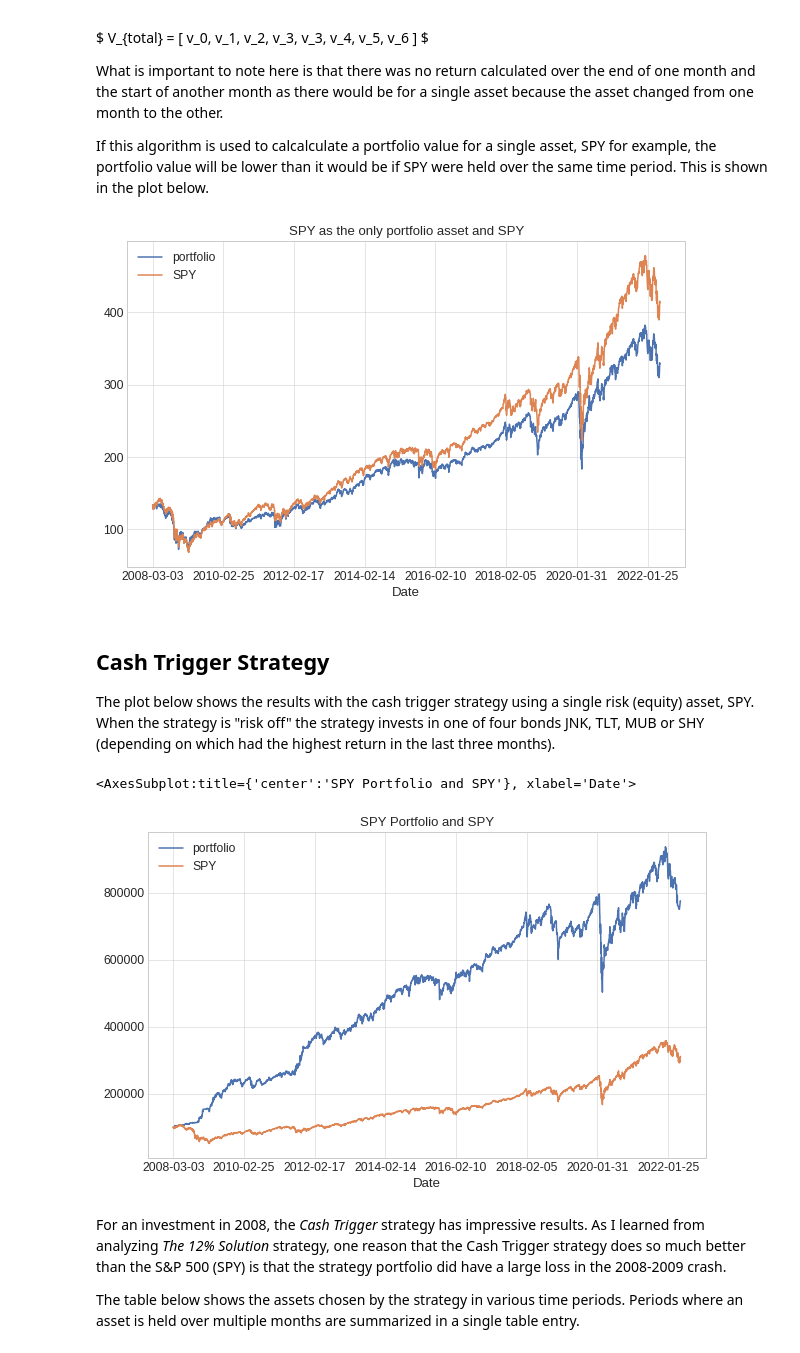
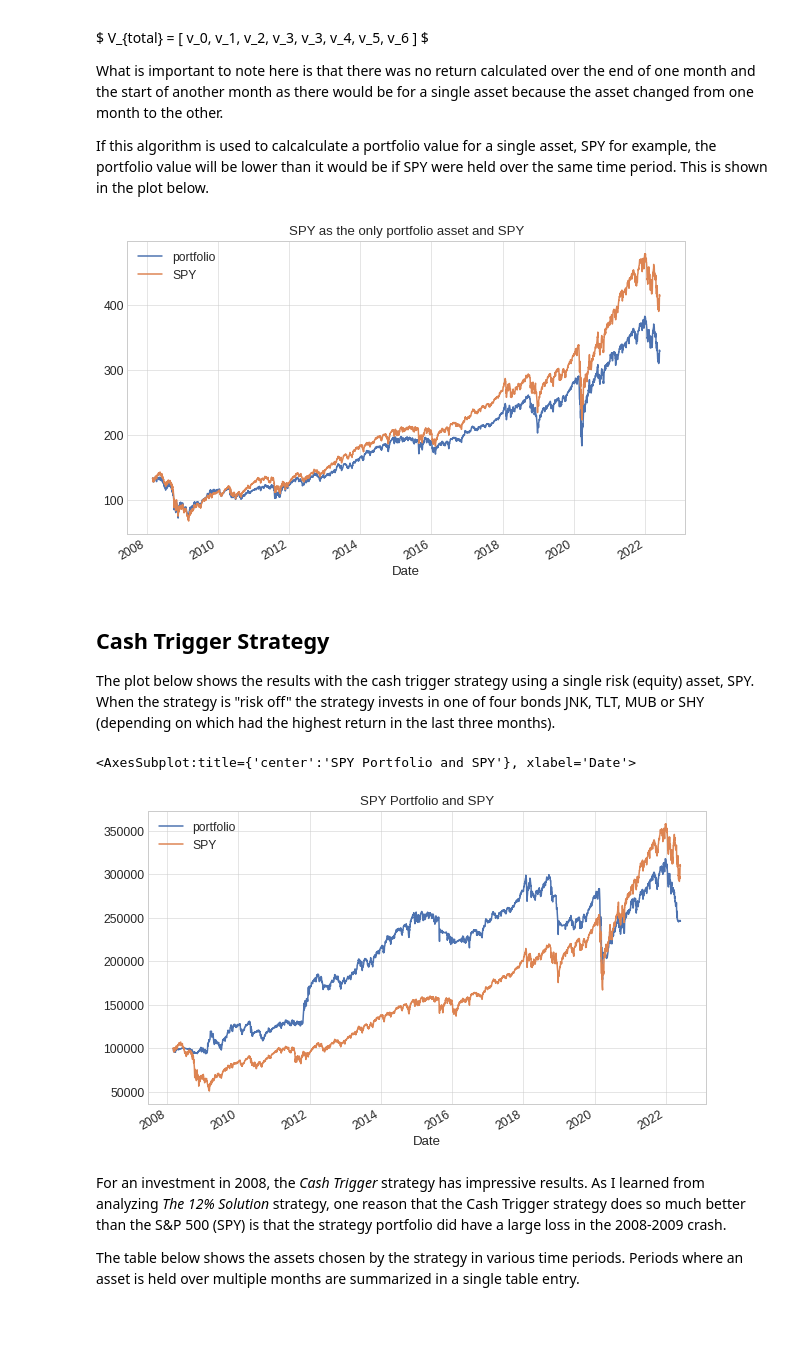
Before and after one commit to IanLKaplan/cash_trigger, a Jupyter notebook: cash_trigger.ipynb, the cells around one changed output. Saved outputs shown, nothing was run; the diff lists cells and outputs as text; code cells hidden in the pictures; blank space fills up the shorter version.

Commit message:
Started to fix an error where the look back period was not properly calculated.

```diff
--- a/cash_trigger.ipynb
+++ b/cash_trigger.ipynb
@@ -267,6 +267,10 @@ data_source = 'yahoo'
 
 start_date_str = '2008-03-03'
 start_date: datetime = datetime.fromisoformat(start_date_str)
+# JNK inception date is 11/28/2007 - start date is 2008-03-03 so there is sufficient
+# data for the three-month look back period.
+look_back_date_str = '2007-12-03'
+look_back_date: datetime = datetime.fromisoformat(look_back_date_str)
 # The "current date"
 end_date: datetime = datetime.today() - timedelta(days=1)
 
@@ -390,7 +394,7 @@ class SpyData:
         return state
 
 
-spy_data = SpyData(start_date, end_date)
+spy_data = SpyData(look_back_date, end_date)
 
 spy_close = spy_data.close_data(start_date, end_date)
 spy_moving_avg = spy_data.moving_avg(start_date, end_date)
@@ -582,18 +586,20 @@ def portfolio_return(holdings: float,
     date_l: List = []
     month_periods = find_month_periods(start_date, end_date, risk_asset)
     for index, period in month_periods.iterrows():
-        start_ix = period['start_ix']
-        end_ix = period['end_ix']
+        month_start_ix = period['start_ix']
+        month_end_ix = period['end_ix']
         period_start_date: datetime = convert_date(period['start_date'])
+        # back_start_ix is the start of the book back period
+        back_start_ix = (month_start_ix - trading_quarter) if (month_start_ix - trading_quarter) >= 0 else 0
         r_df = pd.DataFrame()
         asset_name = ''
         if spy_data.risk_state(period_start_date) == RiskState.RISK_ON:
-            asset_name: str = chooseAssetName(start_ix, end_ix, risk_asset)
-            risk_close_prices = pd.DataFrame(risk_asset[asset_name][start_ix:end_ix+1])
+            asset_name: str = chooseAssetName(back_start_ix, month_start_ix, risk_asset)
+            risk_close_prices = pd.DataFrame(risk_asset[asset_name][month_start_ix:month_end_ix+1])
             r_df = return_df(risk_close_prices)
         else: # RISK_OFF - bonds
-            asset_name: str = chooseAssetName(start_ix, end_ix, bond_asset)
-            bond_close_prices = pd.DataFrame(bond_asset[asset_name][start_ix:end_ix+1])
+            asset_name: str = chooseAssetName(back_start_ix, month_start_ix, bond_asset)
+            bond_close_prices = pd.DataFrame(bond_asset[asset_name][month_start_ix:month_end_ix+1])
             r_df = return_df(bond_close_prices)
         name_l.append(asset_name)
         date_l.append(period['start_date'])
@@ -809,36 +815,36 @@ def collapse_asset_df(asset_df: pd.DataFrame) -> pd.DataFrame:
 holdings = 100000
 cash_trigger_bonds = ['JNK', 'TLT', 'MUB']
 cash_trigger_bond_file = "cash_trigger_bond_adjclose"
 cash_trigger_bond_adjclose = get_market_data(file_name=cash_trigger_bond_file,
                                              data_col='Adj Close',
                                              symbols=cash_trigger_bonds,
                                              data_source=data_source,
-                                             start_date=start_date,
+                                             start_date=look_back_date,
                                              end_date=end_date)
 
 shy_file = "shy_adjclose"
 shy_ticker = 'SHY'
 shy_sym = [shy_ticker]
 shy_adjclose = get_market_data(file_name=shy_file,
                                data_col='Adj Close',
                                symbols=shy_sym,
                                data_source=data_source,
-                               start_date=start_date,
+                               start_date=look_back_date,
                                end_date=end_date)
 
 
 # Add SHY to the bond set
 cash_trigger_bond_adjclose[shy_ticker] = shy_adjclose
 
 spy_portfolio_df, assets_df = portfolio_return(holdings=holdings,
                                                risk_asset=spy_close,
                                                bond_asset=cash_trigger_bond_adjclose,
                                                spy_data=spy_data,
                                                start_date=start_date,
                                                end_date=end_date
                                                )
 # %% [output]
-[figure, old version]
+[figure, new version]
 # %% [markdown]
 <h2>
 Cash Trigger Strategy
@@ -854,7 +860,7 @@ plot_df = build_plot_data(holdings=holdings, portfolio_df=spy_portfolio_df, spy_
 plot_df.plot(grid=True, title='SPY Portfolio and SPY', figsize=(10,6))
 # %% [output]
 <AxesSubplot:title={'center':'SPY Portfolio and SPY'}, xlabel='Date'>
-[figure, old version]
+[figure, new version]
 # %% [markdown]
 <p>
 For an investment in 2008, the <i>Cash Trigger</i> strategy has impressive results.
```
Also changed, not shown: parts of 46 cells of this notebook.
